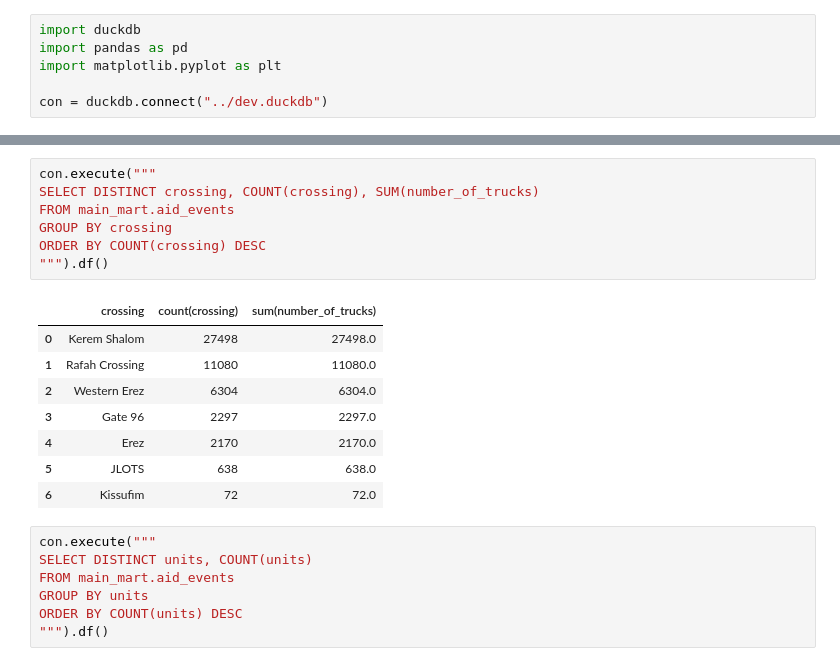
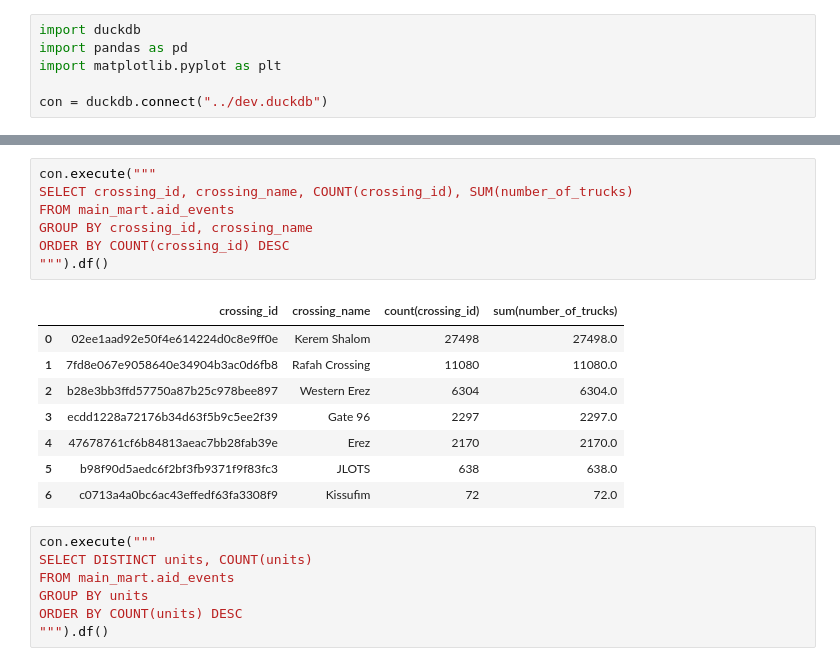
Before and after one commit to AkbarMoledina/humanitarian_needs_in_palestine, a Jupyter notebook: analyses/2_aid_received_analysis.ipynb, the cells around one changed output, grey strips where cells are left out. Cells and saved outputs as stored; diff of their text form.

```diff
--- a/analyses/2_aid_received_analysis.ipynb
+++ b/analyses/2_aid_received_analysis.ipynb
@@ -133,19 +165,19 @@ plt.show()
 # %%
 con.execute("""
-SELECT DISTINCT crossing, COUNT(crossing), SUM(number_of_trucks)
+SELECT crossing_id, crossing_name, COUNT(crossing_id), SUM(number_of_trucks)
 FROM main_mart.aid_events
-GROUP BY crossing
-ORDER BY COUNT(crossing) DESC
+GROUP BY crossing_id, crossing_name
+ORDER BY COUNT(crossing_id) DESC
 """).df()
 # %% [output]
-|  | crossing | count(crossing) | sum(number_of_trucks) |
-| 0 | Kerem Shalom | 27498 | 27498.0 |
-| 1 | Rafah Crossing | 11080 | 11080.0 |
-| 2 | Western Erez | 6304 | 6304.0 |
-| 3 | Gate 96 | 2297 | 2297.0 |
-| 4 | Erez | 2170 | 2170.0 |
-| 5 | JLOTS | 638 | 638.0 |
-| 6 | Kissufim | 72 | 72.0 |
+|  | crossing_id | crossing_name | count(crossing_id) | sum(number_of_trucks) |
+| 0 | 02ee1aad92e50f4e614224d0c8e9ff0e | Kerem Shalom | 27498 | 27498.0 |
+| 1 | 7fd8e067e9058640e34904b3ac0d6fb8 | Rafah Crossing | 11080 | 11080.0 |
+| 2 | b28e3bb3ffd57750a87b25c978bee897 | Western Erez | 6304 | 6304.0 |
+| 3 | ecdd1228a72176b34d63f5b9c5ee2f39 | Gate 96 | 2297 | 2297.0 |
+| 4 | 47678761cf6b84813aeac7bb28fab39e | Erez | 2170 | 2170.0 |
+| 5 | b98f90d5aedc6f2bf3fb9371f9f83fc3 | JLOTS | 638 | 638.0 |
+| 6 | c0713a4a0bc6ac43effedf63fa3308f9 | Kissufim | 72 | 72.0 |
 # %%
 con.execute("""
 SELECT DISTINCT units, COUNT(units)
```
Also changed, not shown: parts of 10 cells of this notebook, 4 other files.
